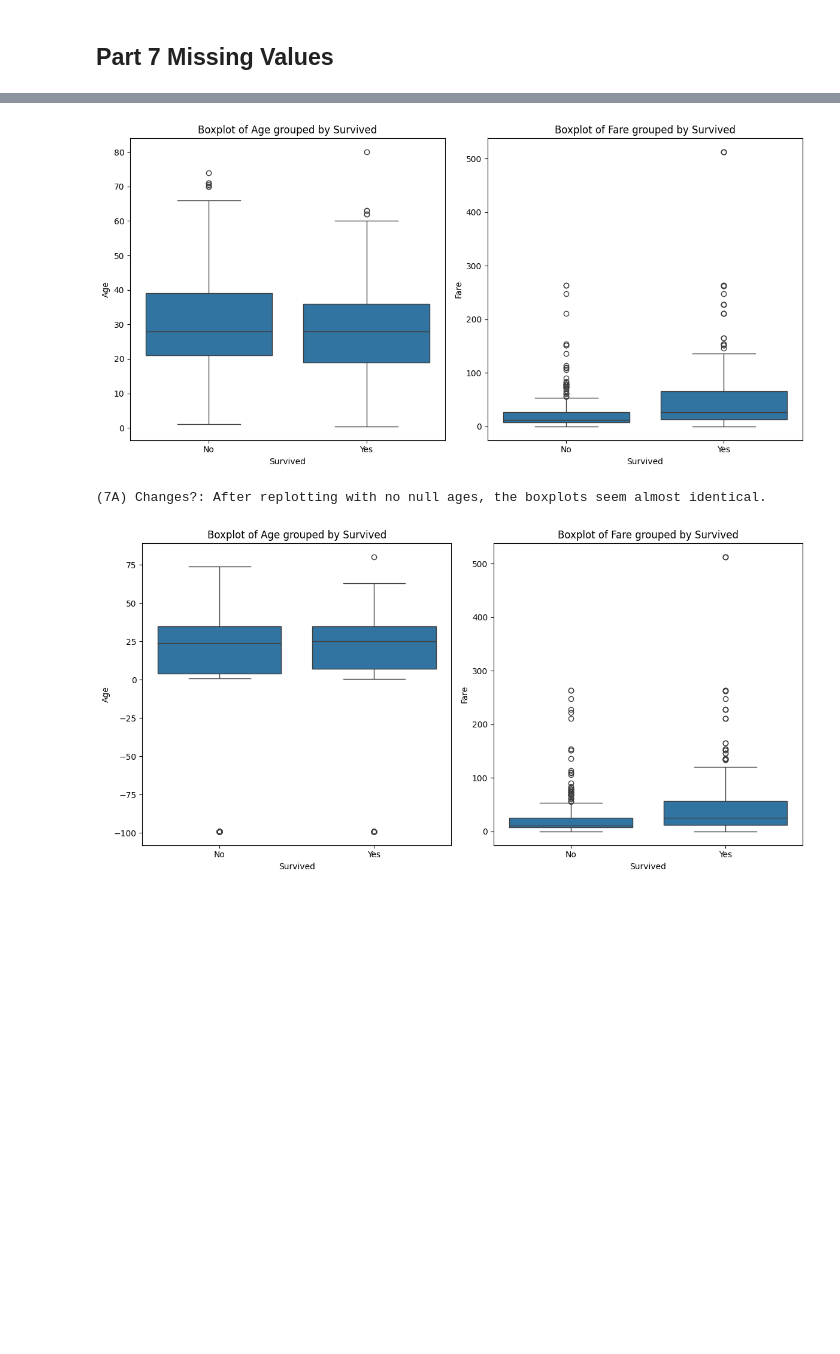
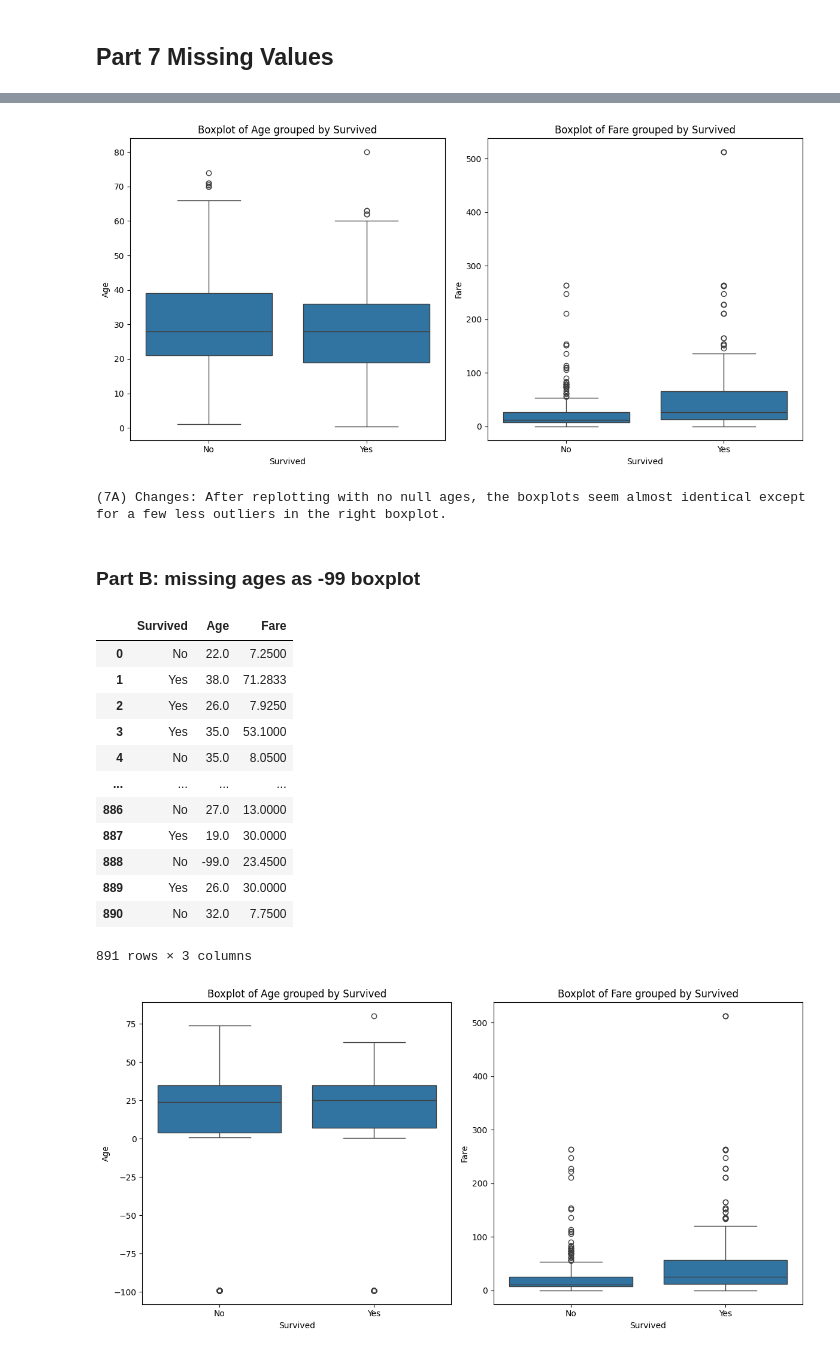
Before and after one commit to mdw223/Data-Science, a Jupyter notebook: mdwensma_HW4.ipynb, the cells around one changed output, grey strips where cells are left out. Drawn from its saved outputs; the diff is of its cells as text; code cells hidden in the pictures; blank space fills up the shorter version.

```diff
--- a/mdwensma_HW4.ipynb
+++ b/mdwensma_HW4.ipynb
@@ -386,21 +522,36 @@ Spread (Range): 79.58
 # %%
-new_table = df[df["Age"].notnull()].copy() # with valid ages only
-new_table["Fare"] = df['Fare']
-new_table["Survived"] = df['Survived'].astype(str)
-
-# new box plot with no missing values
 fig, axes = plt.subplots(1, 2, figsize=(12, 6))
-sb.boxplot(x='Survived', y='Age', data=new_table, ax=axes[0])
+sns.boxplot(x='Survived', y='Age', data=valid_age_table, ax=axes[0])
 axes[0].set_title('Boxplot of Age grouped by Survived')
 
-sb.boxplot(x='Survived', y='Fare', data=new_table, ax=axes[1])
+sns.boxplot(x='Survived', y='Fare', data=valid_age_table, ax=axes[1])
 axes[1].set_title('Boxplot of Fare grouped by Survived')
 
 plt.tight_layout()
 plt.show()
-
-print("\n(7A) Changes?: After replotting with no null ages, the boxplots seem almost identical.")
+# new box plot with no missing values
+print("\n(7A) Changes: After replotting with no null ages, the boxplots seem almost identical except for a few less outliers in the right boxplot.")
 # %% [output]
 [figure]
-(7A) Changes?: After replotting with no null ages, the boxplots seem almost identical.
+(7A) Changes: After replotting with no null ages, the boxplots seem almost identical except for a few less outliers in the right boxplot.
+# %% [markdown]
+### Part B: missing ages as -99 boxplot
+# %%
+neg_table = table.copy() # gets only the rows where the age is valid
+neg_table['Age'] = np.where(neg_table['Age'].isnull(), -99, neg_table['Age']) # change null age to -99
+neg_table
+# %% [output]
+|  | Survived | Age | Fare |
+| 0 | No | 22.0 | 7.2500 |
+| 1 | Yes | 38.0 | 71.2833 |
+| 2 | Yes | 26.0 | 7.9250 |
+| 3 | Yes | 35.0 | 53.1000 |
+| 4 | No | 35.0 | 8.0500 |
+| ... | ... | ... | ... |
+| 886 | No | 27.0 | 13.0000 |
+| 887 | Yes | 19.0 | 30.0000 |
+| 888 | No | -99.0 | 23.4500 |
+| 889 | Yes | 26.0 | 30.0000 |
+| 890 | No | 32.0 | 7.7500 |
+891 rows × 3 columns
 # %%
```
Also changed, not shown: parts of 51 cells of this notebook.
